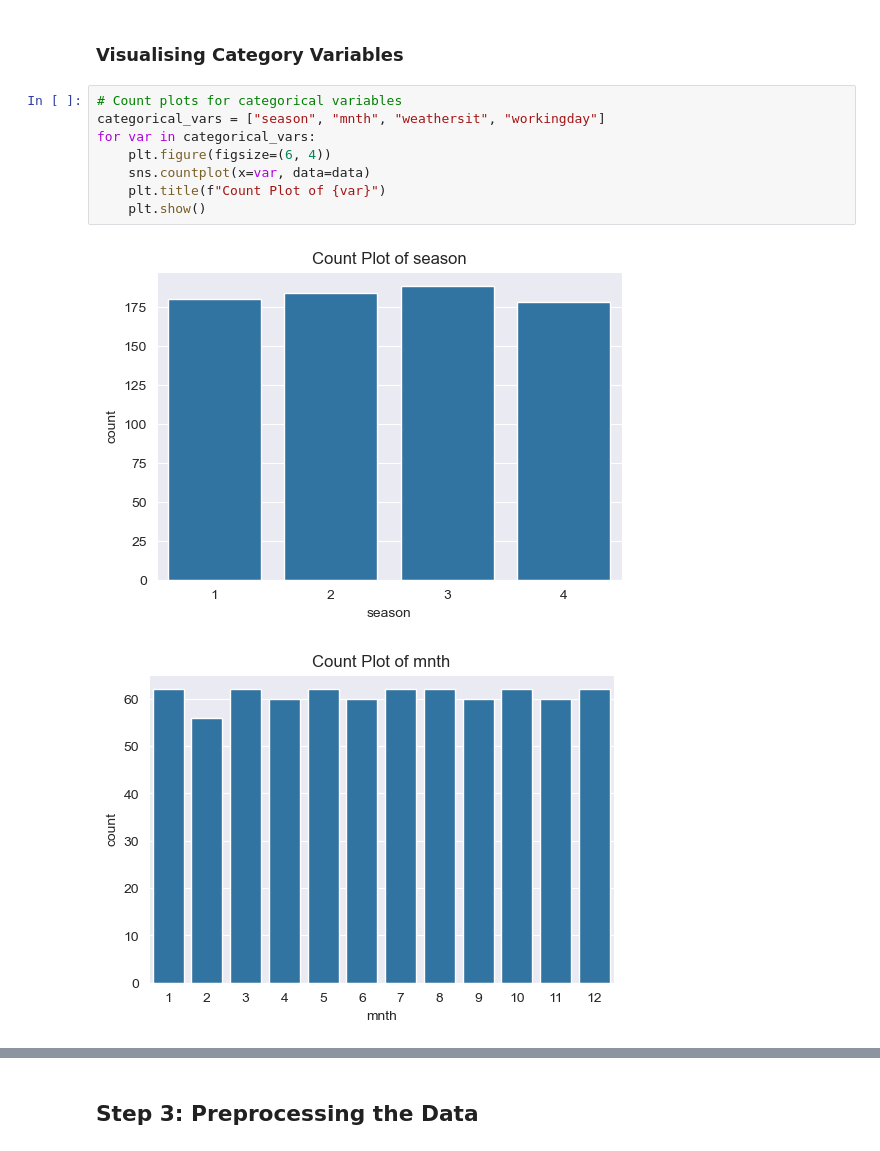
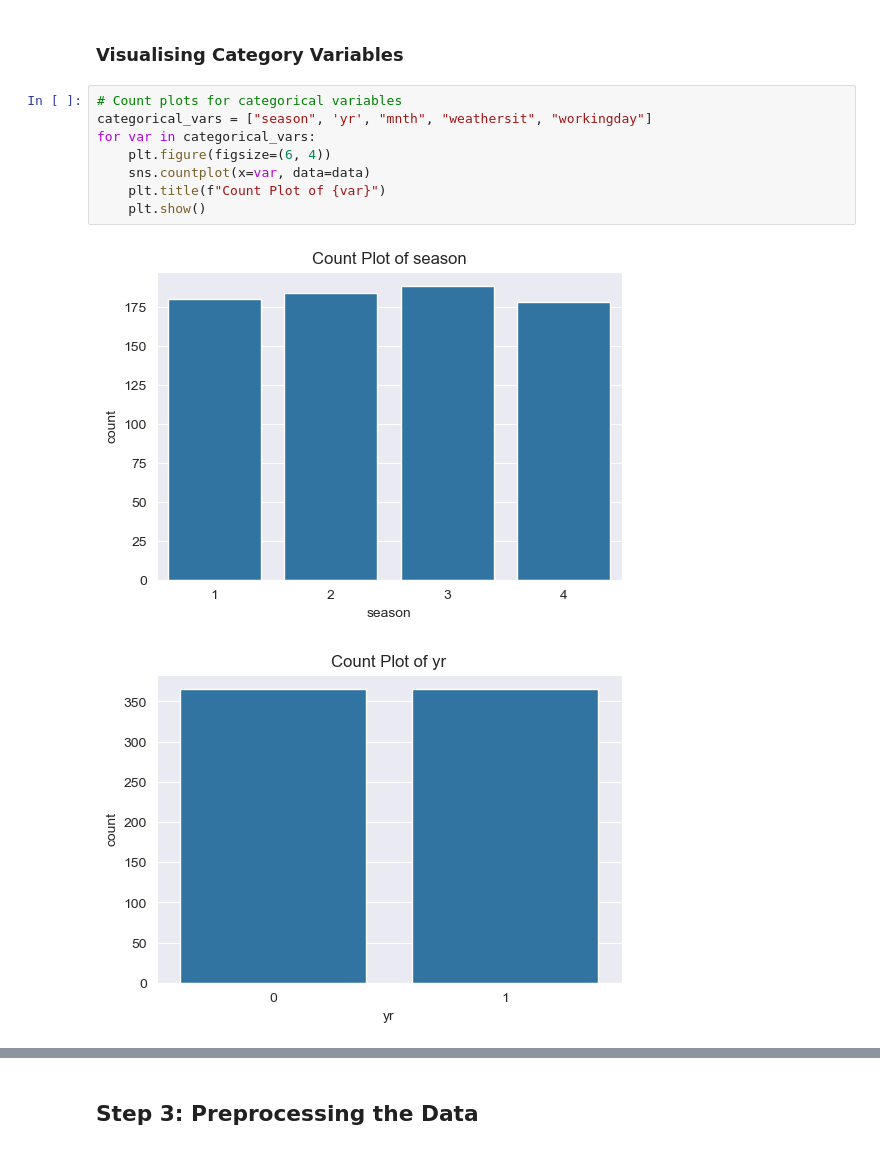
Before and after one commit to lacusu/ML1-LR-SharedBike-Assignment, a Jupyter notebook: BikeSharedAssignment.ipynb, the cells around one changed output, grey strips where cells are left out. Drawn from its saved outputs; the diff is of its cells as text.

```diff
--- a/BikeSharedAssignment.ipynb
+++ b/BikeSharedAssignment.ipynb
@@ -134,12 +159,12 @@ plt.show()
 ### Visualising Category Variables
 # %%
 # Count plots for categorical variables
-categorical_vars = ["season", "mnth", "weathersit", "workingday"]
+categorical_vars = ["season", 'yr', "mnth", "weathersit", "workingday"]
 for var in categorical_vars:
     plt.figure(figsize=(6, 4))
     sns.countplot(x=var, data=data)
     plt.title(f"Count Plot of {var}")
     plt.show()
 # %% [output]
 [figure]
-[figure, old version]
+[figure, new version]
```
Also changed, not shown: parts of 22 cells of this notebook, 2 other files.
